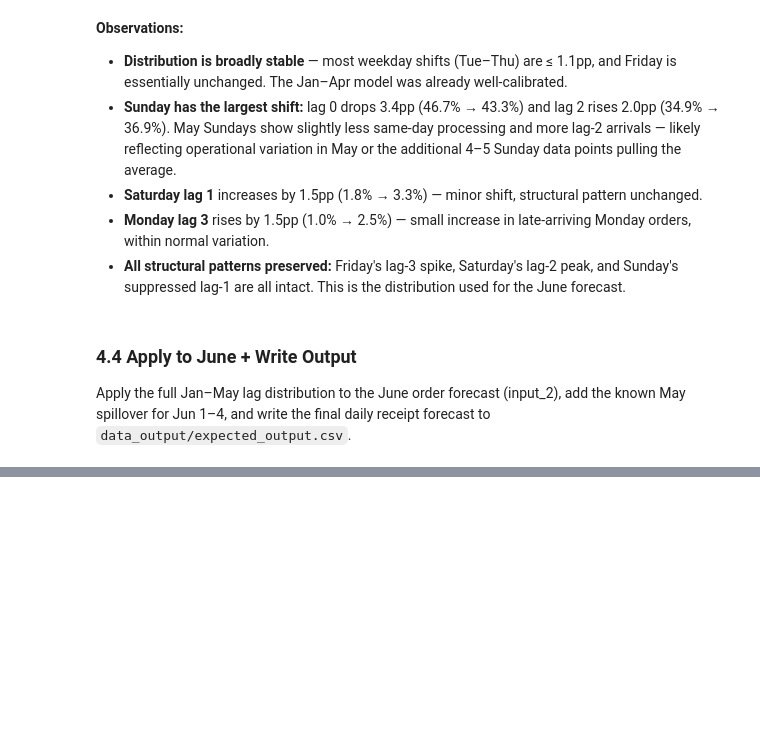
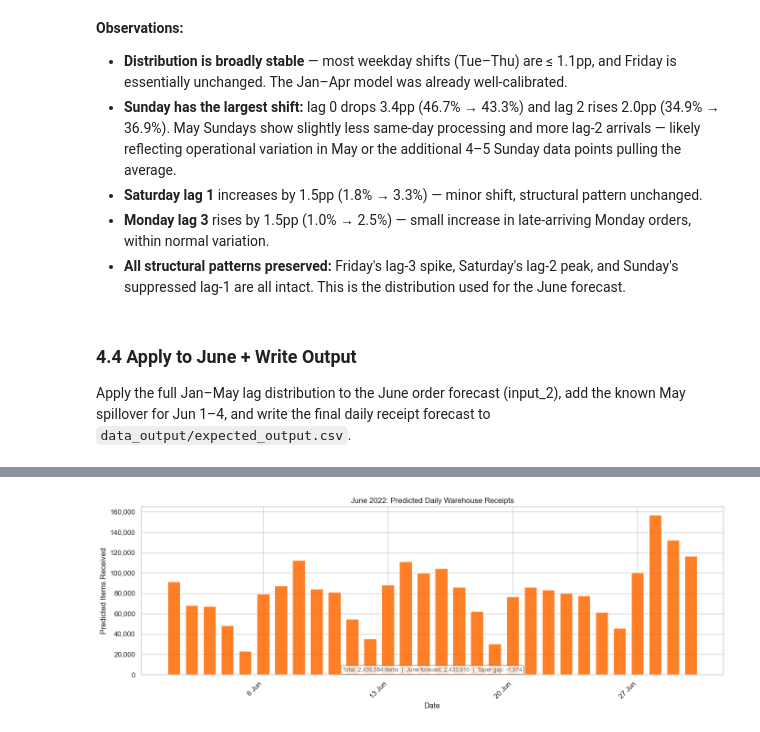
Before and after one commit to traha-89/zalando_fcst_case_study, a Jupyter notebook: analysis.ipynb, the cells around one changed output, grey strips where cells are left out. Saved outputs shown, nothing was run; the diff lists cells and outputs as text; code cells hidden in the pictures; blank space fills up the shorter version.

Commit message:
Fcst Gen - Create June forecast; Update Claude

```diff
--- a/analysis.ipynb
+++ b/analysis.ipynb
@@ -1536,0 +1580,17 @@ Apply the full Jan–May lag distribution to the June order forecast (input_2),
+# %%
+# Build final output — reindex to all 30 June dates, fill gaps with 0, round to int
+output = (
+    june_receipts
+    .reindex(pd.date_range("2022-06-01", "2022-06-30"))
+    .fillna(0)
+    .round()
+    .astype(int)
+    .reset_index()
+)
+output.columns = ["date_wh_receive", "items"]
+output["date_wh_receive"] = output["date_wh_receive"].dt.strftime("%Y-%m-%d")
+
+output.to_csv("data_output/202402_Data - Case Study - Analyst Network Planning_vShared - Expected_output.csv", index=False)
+
+print("=== expected_output.csv written ===")
+display(output)
@@ -1536,0 +1616,28 @@ Apply the full Jan–May lag distribution to the June order forecast (input_2),
+# %%
+# June receipt forecast — bar chart
+import matplotlib.dates as mdates
+
+fig, ax = plt.subplots(figsize=(14, 5))
+
+june_dates = pd.to_datetime(output["date_wh_receive"])
+ax.bar(june_dates, output["items"], color="#FF6900", width=0.7, alpha=0.85)
+
+ax.xaxis.set_major_locator(mdates.WeekdayLocator(byweekday=mdates.MO))
+ax.xaxis.set_major_formatter(mdates.DateFormatter("%-d %b"))
+plt.xticks(rotation=45, ha="right")
+
+ax.set_xlabel("Date", color="#1A1A1A")
+ax.set_ylabel("Predicted Items Received", color="#1A1A1A")
+ax.set_title("June 2022: Predicted Daily Warehouse Receipts", color="#1A1A1A")
+ax.yaxis.set_major_formatter(plt.FuncFormatter(lambda y, _: f"{y:,.0f}"))
+ax.tick_params(colors="#1A1A1A")
+
+total_text = f"Total: {output['items'].sum():,.0f} items  |  June forecast: {fc['Forecated_items'].sum():,.0f}  |  Taper gap: {fc['Forecated_items'].sum() - output['items'].sum():,.0f}"
+ax.annotate(total_text, xy=(0.5, 0.02), xycoords="axes fraction",
+            ha="center", fontsize=9, color="#666666",
+            bbox=dict(boxstyle="round,pad=0.3", facecolor="white", edgecolor="#666666", alpha=0.8))
+
+plt.tight_layout()
+plt.show()
+# %% [output]
+[figure, added]
```
Also changed, not shown: parts of 4 cells of this notebook, 3 other files.
